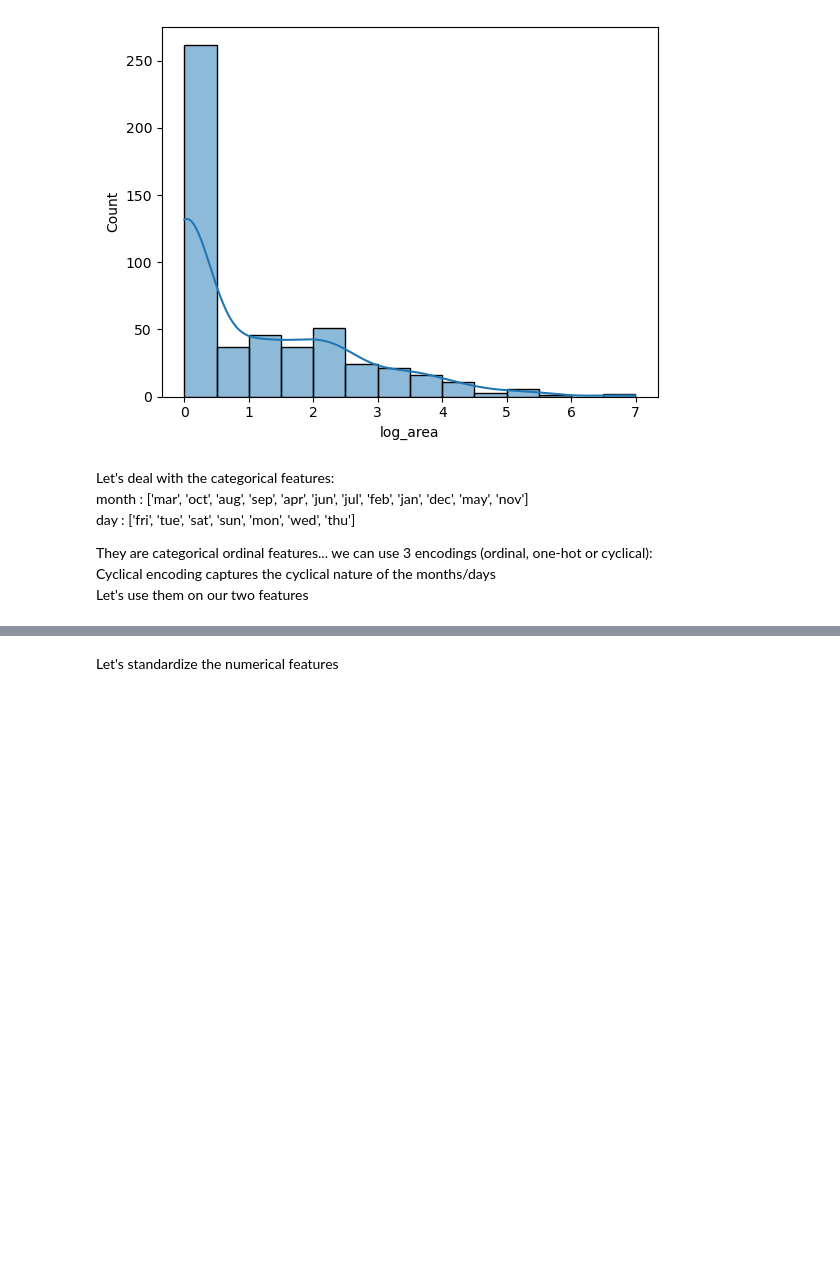
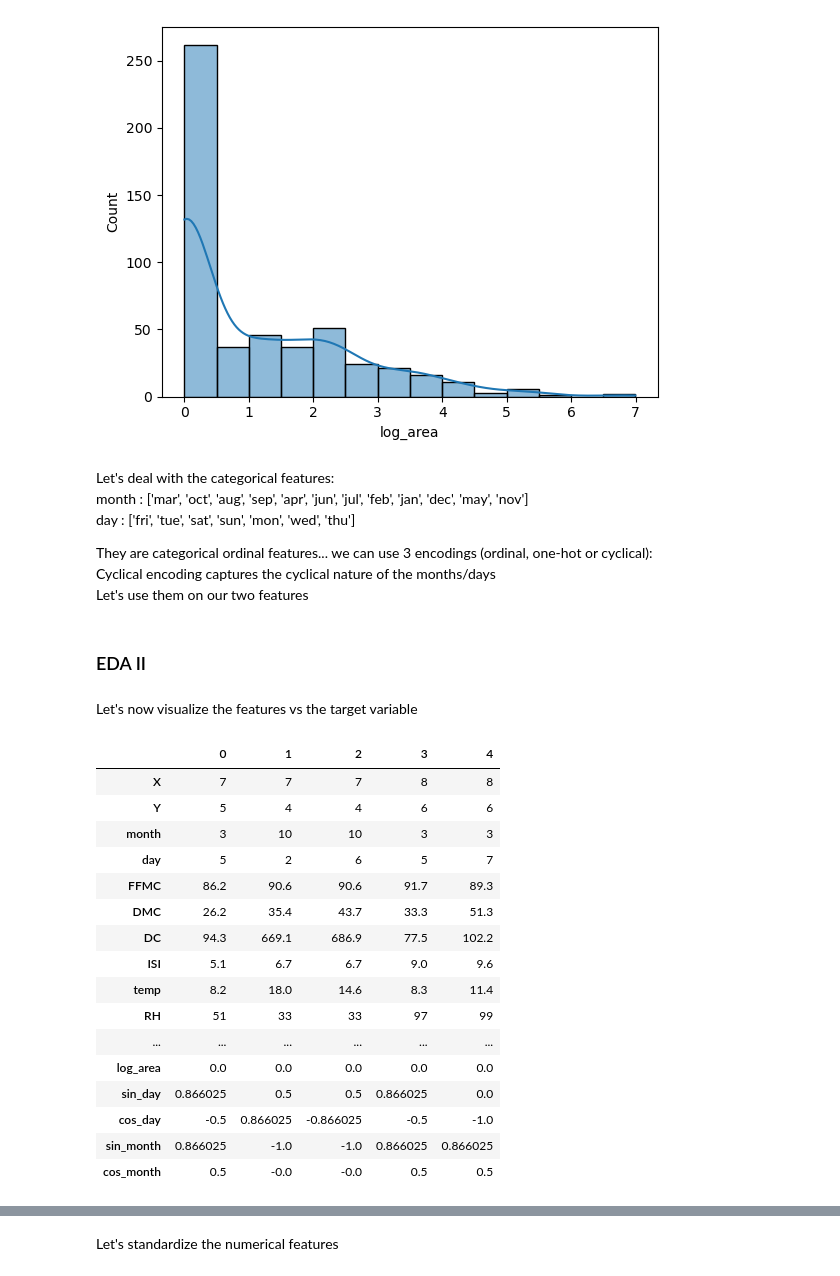
Before and after one commit to 1Elral4/Optimizing-Model-Predictions, a Jupyter notebook: optimizing_model_predictions.ipynb, the cells around one changed output, grey strips where cells are left out. Saved outputs shown, nothing was run; the diff lists cells and outputs as text; code cells hidden in the pictures; blank space fills up the shorter version.

```diff
--- a/optimizing_model_predictions.ipynb
+++ b/optimizing_model_predictions.ipynb
@@ -311,3 +336,27 @@ ff['sin_month'] = np.sin((ff['month'] - 1) * (2 * np.pi / 12))
 ff['cos_month'] = np.cos((ff['month'] - 1) * (2 * np.pi / 12))
 
 # the minus 1 is to adjust the range to fit the sine and cosine functions
+# %% [markdown]
+### EDA II
+# %% [markdown]
+Let's now visualize the features vs the target variable
+# %%
+ff.head().T
+# %% [output]
+|  | 0 | 1 | 2 | 3 | 4 |
+| X | 7 | 7 | 7 | 8 | 8 |
+| Y | 5 | 4 | 4 | 6 | 6 |
+| month | 3 | 10 | 10 | 3 | 3 |
+| day | 5 | 2 | 6 | 5 | 7 |
+| FFMC | 86.2 | 90.6 | 90.6 | 91.7 | 89.3 |
+| DMC | 26.2 | 35.4 | 43.7 | 33.3 | 51.3 |
+| DC | 94.3 | 669.1 | 686.9 | 77.5 | 102.2 |
+| ISI | 5.1 | 6.7 | 6.7 | 9.0 | 9.6 |
+| temp | 8.2 | 18.0 | 14.6 | 8.3 | 11.4 |
+| RH | 51 | 33 | 33 | 97 | 99 |
+| ... | ... | ... | ... | ... | ... |
+| log_area | 0.0 | 0.0 | 0.0 | 0.0 | 0.0 |
+| sin_day | 0.866025 | 0.5 | 0.5 | 0.866025 | 0.0 |
+| cos_day | -0.5 | 0.866025 | -0.866025 | -0.5 | -1.0 |
+| sin_month | 0.866025 | -1.0 | -1.0 | 0.866025 | 0.866025 |
+| cos_month | 0.5 | -0.0 | -0.0 | 0.5 | 0.5 |
```
Also changed, not shown: parts of 27 cells of this notebook.
